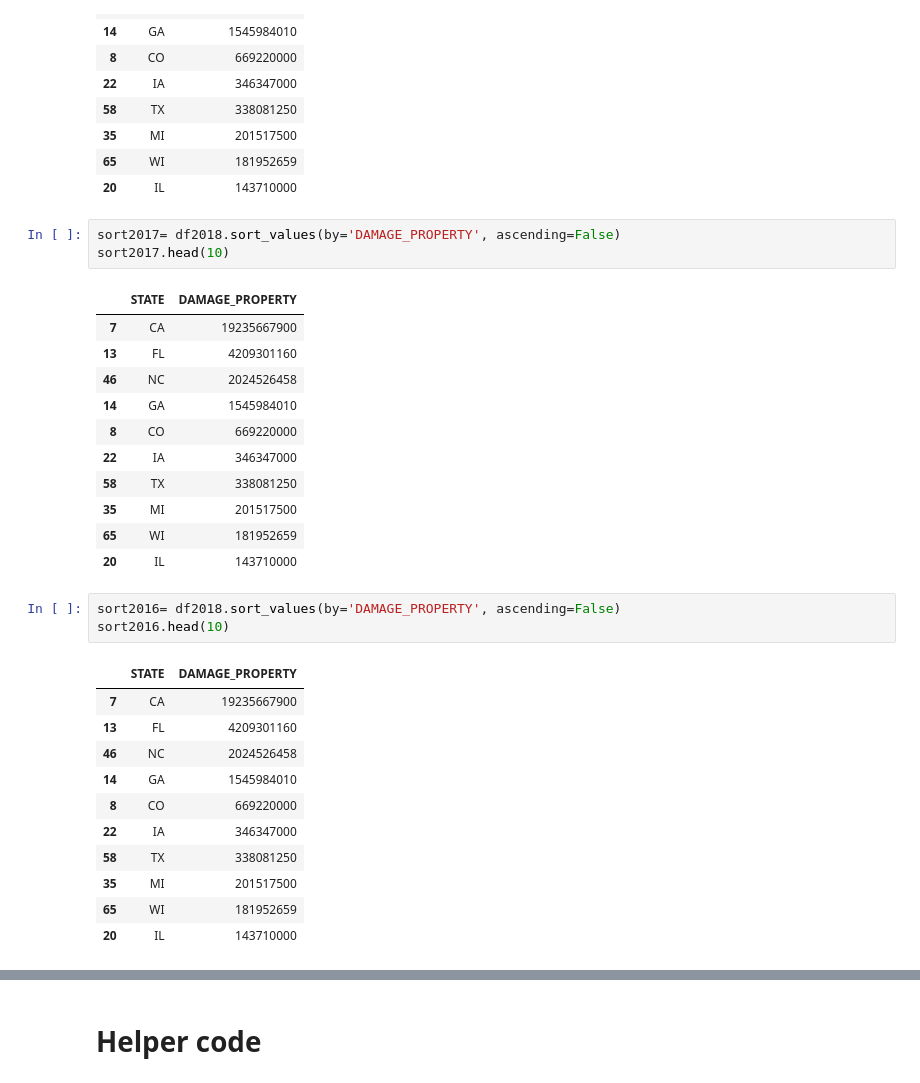
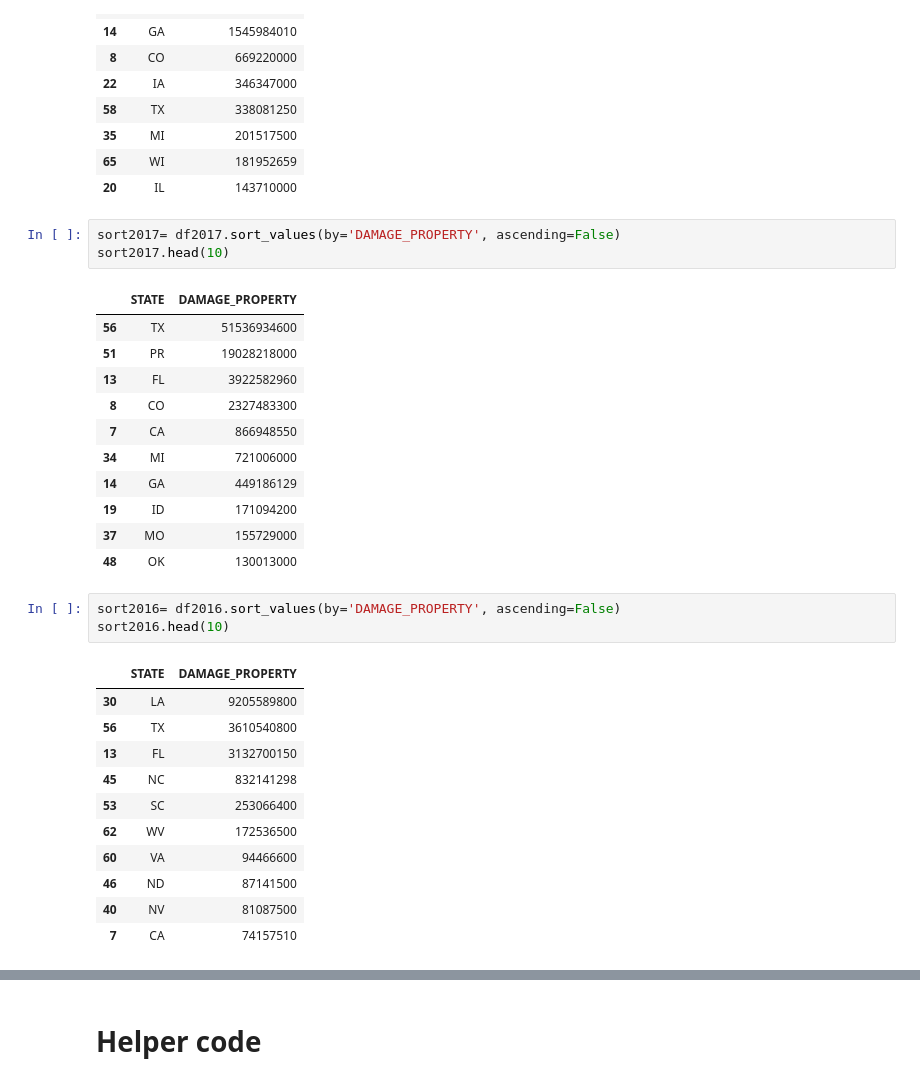
Before and after one commit to lmstephens/Build-Week1, a Jupyter notebook: 2013_2019weather.ipynb, the cells around one changed output, grey strips where cells are left out. Drawn from its saved outputs; the diff is of its cells as text.

```diff
--- a/2013_2019weather.ipynb
+++ b/2013_2019weather.ipynb
@@ -1225,33 +1225,33 @@ sort2018.head(10)
 | 65 | WI | 181952659 |
 | 20 | IL | 143710000 |
 # %%
-sort2017= df2018.sort_values(by='DAMAGE_PROPERTY', ascending=False)
+sort2017= df2017.sort_values(by='DAMAGE_PROPERTY', ascending=False)
 sort2017.head(10)
 # %% [output]
 |  | STATE | DAMAGE_PROPERTY |
-| 7 | CA | 19235667900 |
-| 13 | FL | 4209301160 |
-| 46 | NC | 2024526458 |
-| 14 | GA | 1545984010 |
-| 8 | CO | 669220000 |
-| 22 | IA | 346347000 |
-| 58 | TX | 338081250 |
-| 35 | MI | 201517500 |
-| 65 | WI | 181952659 |
-| 20 | IL | 143710000 |
+| 56 | TX | 51536934600 |
+| 51 | PR | 19028218000 |
+| 13 | FL | 3922582960 |
+| 8 | CO | 2327483300 |
+| 7 | CA | 866948550 |
+| 34 | MI | 721006000 |
+| 14 | GA | 449186129 |
+| 19 | ID | 171094200 |
+| 37 | MO | 155729000 |
+| 48 | OK | 130013000 |
 # %%
-sort2016= df2018.sort_values(by='DAMAGE_PROPERTY', ascending=False)
+sort2016= df2016.sort_values(by='DAMAGE_PROPERTY', ascending=False)
 sort2016.head(10)
 # %% [output]
 |  | STATE | DAMAGE_PROPERTY |
-| 7 | CA | 19235667900 |
-| 13 | FL | 4209301160 |
-| 46 | NC | 2024526458 |
-| 14 | GA | 1545984010 |
-| 8 | CO | 669220000 |
-| 22 | IA | 346347000 |
-| 58 | TX | 338081250 |
-| 35 | MI | 201517500 |
-| 65 | WI | 181952659 |
-| 20 | IL | 143710000 |
+| 30 | LA | 9205589800 |
+| 56 | TX | 3610540800 |
+| 13 | FL | 3132700150 |
+| 45 | NC | 832141298 |
+| 53 | SC | 253066400 |
+| 62 | WV | 172536500 |
+| 60 | VA | 94466600 |
+| 46 | ND | 87141500 |
+| 40 | NV | 81087500 |
+| 7 | CA | 74157510 |
 # %%
```
Also changed, not shown: parts of 12 cells of this notebook.
